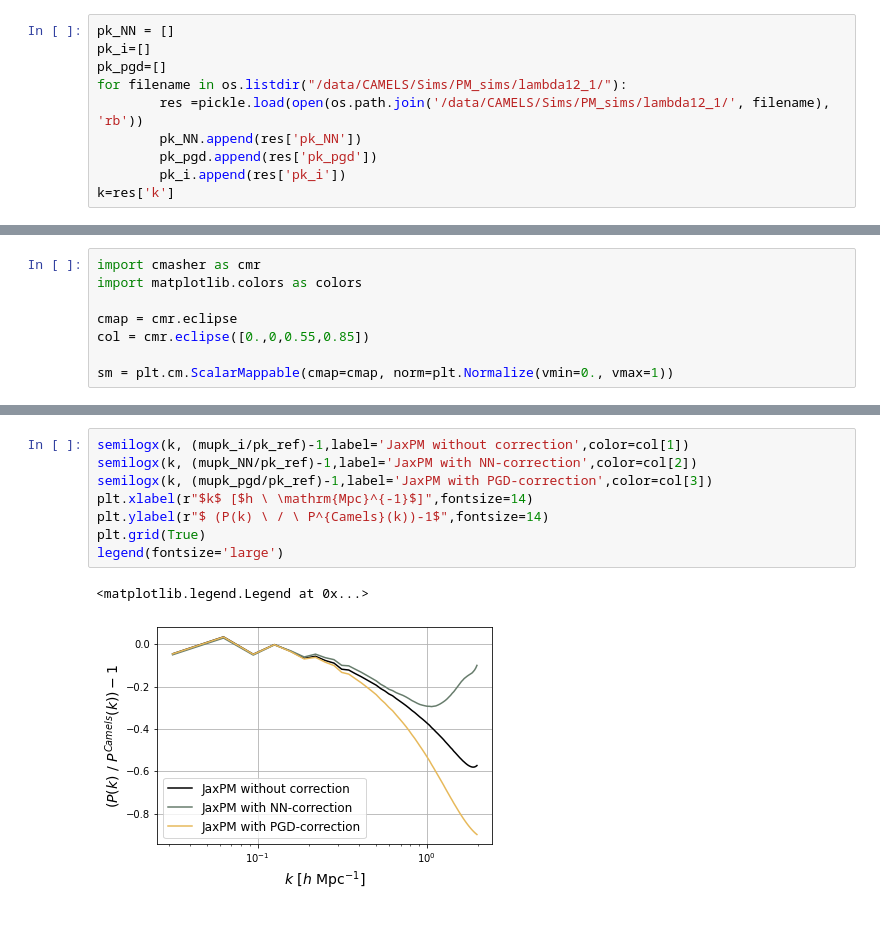
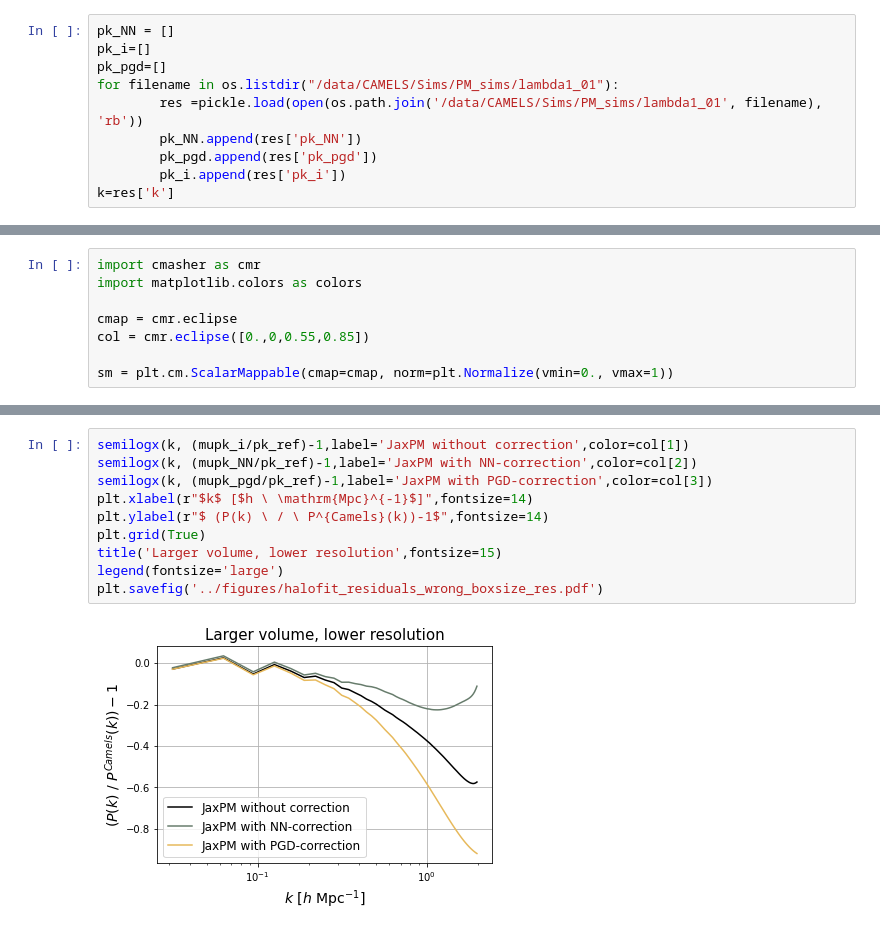
Before and after one commit to DifferentiableUniverseInitiative/jaxpm-paper, a Jupyter notebook: notebooks/NNvsPGD_wrong_boxsize_resolution.ipynb, the cells around one changed output, grey strips where cells are left out. Cells and saved outputs as stored; diff of their text form.

Commit message:
new plots

```diff
--- a/notebooks/NNvsPGD_wrong_boxsize_resolution.ipynb
+++ b/notebooks/NNvsPGD_wrong_boxsize_resolution.ipynb
@@ -17,8 +17,8 @@ cosmo = jc.Planck15(Omega_c= 0.3 - 0.049, Omega_b=0.049, n_s=0.9624, h=0.6711, s
 pk_NN = []
 pk_i=[]
 pk_pgd=[]
-for filename in os.listdir("/data/CAMELS/Sims/PM_sims/lambda12_1/"):
-        res =pickle.load(open(os.path.join('/data/CAMELS/Sims/PM_sims/lambda12_1/', filename), 'rb'))
+for filename in os.listdir("/data/CAMELS/Sims/PM_sims/lambda1_01"):
+        res =pickle.load(open(os.path.join('/data/CAMELS/Sims/PM_sims/lambda1_01', filename), 'rb'))
         pk_NN.append(res['pk_NN'])
         pk_pgd.append(res['pk_pgd'])
         pk_i.append(res['pk_i'])
@@ -76,11 +86,12 @@ sm = plt.cm.ScalarMappable(cmap=cmap, norm=plt.Normalize(vmin=0., vmax=1))
 # %%
 semilogx(k, (mupk_i/pk_ref)-1,label='JaxPM without correction',color=col[1])
 semilogx(k, (mupk_NN/pk_ref)-1,label='JaxPM with NN-correction',color=col[2])
 semilogx(k, (mupk_pgd/pk_ref)-1,label='JaxPM with PGD-correction',color=col[3])
 plt.xlabel(r"$k$ [$h \ \mathrm{Mpc}^{-1}$]",fontsize=14)
 plt.ylabel(r"$ (P(k) \ / \ P^{Camels}(k))-1$",fontsize=14)
 plt.grid(True)
+title('Larger volume, lower resolution',fontsize=15)
 legend(fontsize='large')
+plt.savefig('../figures/halofit_residuals_wrong_boxsize_res.pdf')
 # %% [output]
-<matplotlib.legend.Legend at 0x...>
-[figure, old version]
+[figure, new version]
```
Also changed, not shown: parts of 1 cell of this notebook, 3 other files.
